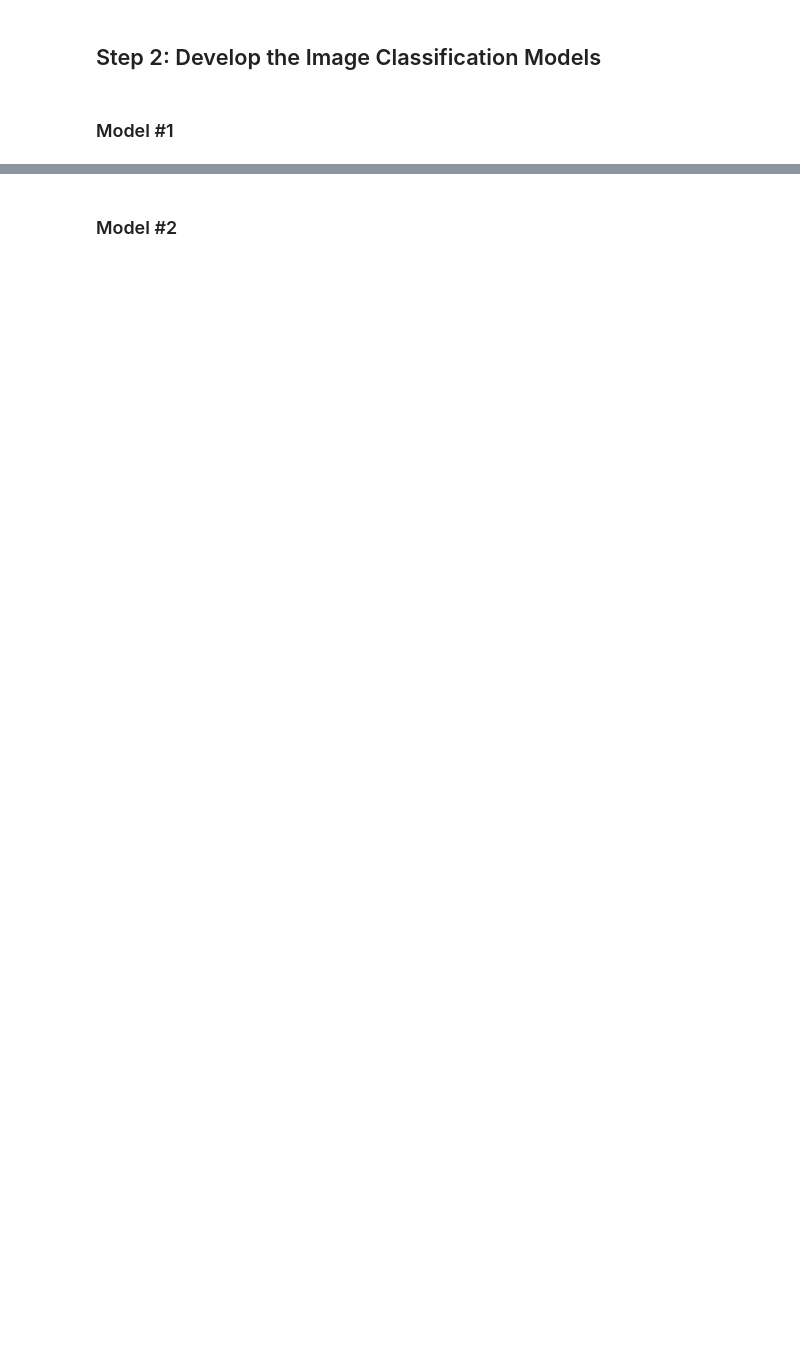
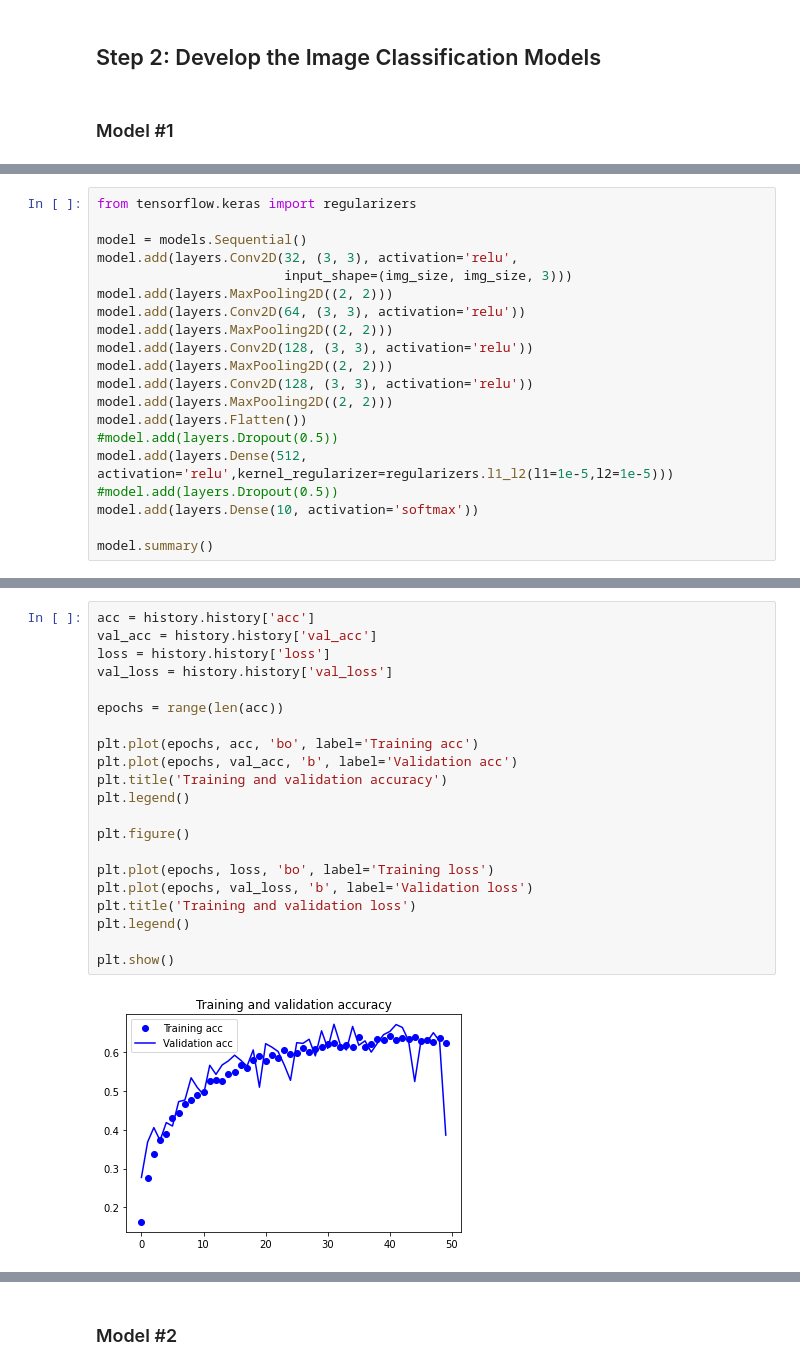
Before and after one commit to TheGuest55/Image-Classification-Model-using-CNN, a Jupyter notebook: Assignment_1.ipynb, the cells around one changed output, grey strips where cells are left out. Saved outputs shown, nothing was run; the diff lists cells and outputs as text; blank space fills up the shorter version.

```diff
--- a/Assignment_1.ipynb
+++ b/Assignment_1.ipynb
@@ -190,0 +155,20 @@ plt.show()
+# %%
+from tensorflow.keras import regularizers
+
+model = models.Sequential()
+model.add(layers.Conv2D(32, (3, 3), activation='relu',
+                        input_shape=(img_size, img_size, 3)))
+model.add(layers.MaxPooling2D((2, 2)))
+model.add(layers.Conv2D(64, (3, 3), activation='relu'))
+model.add(layers.MaxPooling2D((2, 2)))
+model.add(layers.Conv2D(128, (3, 3), activation='relu'))
+model.add(layers.MaxPooling2D((2, 2)))
+model.add(layers.Conv2D(128, (3, 3), activation='relu'))
+model.add(layers.MaxPooling2D((2, 2)))
+model.add(layers.Flatten())
+#model.add(layers.Dropout(0.5))
+model.add(layers.Dense(512, activation='relu',kernel_regularizer=regularizers.l1_l2(l1=1e-5,l2=1e-5)))
+#model.add(layers.Dropout(0.5))
+model.add(layers.Dense(10, activation='softmax'))
+
+model.summary()
@@ -190,0 +249,23 @@ plt.show()
+# %%
+acc = history.history['acc']
+val_acc = history.history['val_acc']
+loss = history.history['loss']
+val_loss = history.history['val_loss']
+
+epochs = range(len(acc))
+
+plt.plot(epochs, acc, 'bo', label='Training acc')
+plt.plot(epochs, val_acc, 'b', label='Validation acc')
+plt.title('Training and validation accuracy')
+plt.legend()
+
+plt.figure()
+
+plt.plot(epochs, loss, 'bo', label='Training loss')
+plt.plot(epochs, val_loss, 'b', label='Validation loss')
+plt.title('Training and validation loss')
+plt.legend()
+
+plt.show()
+# %% [output]
+[figure, added]
```
Also changed, not shown: parts of 38 cells of this notebook.
